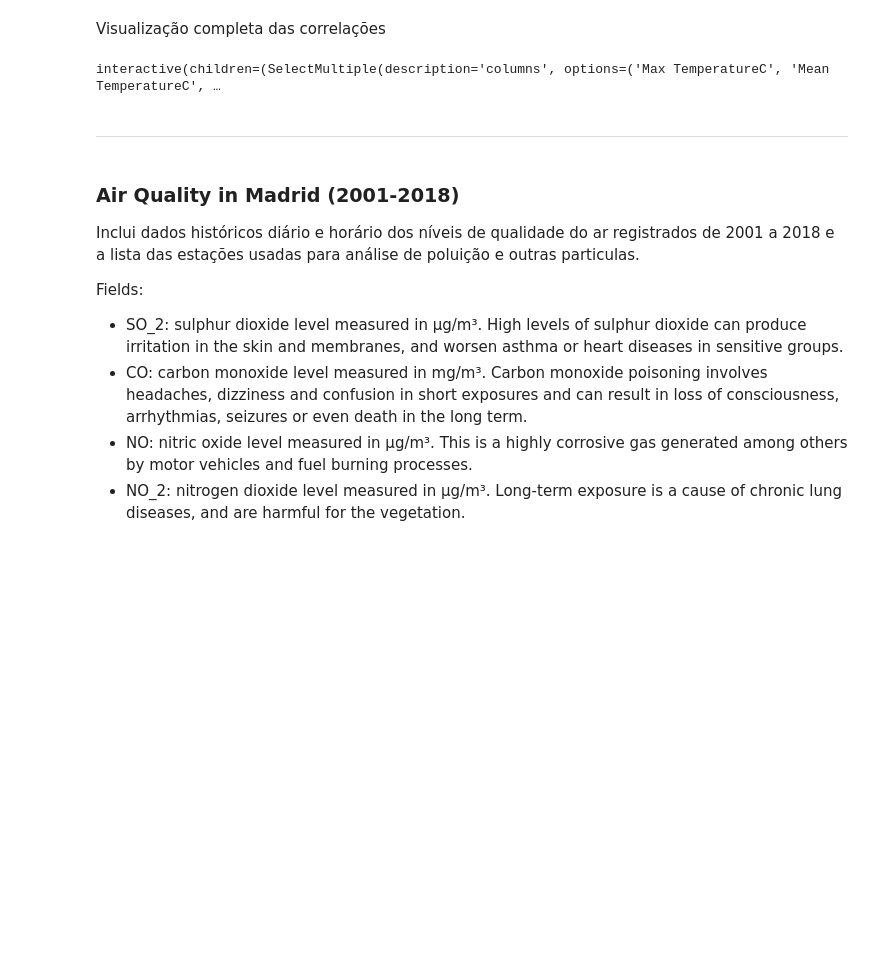
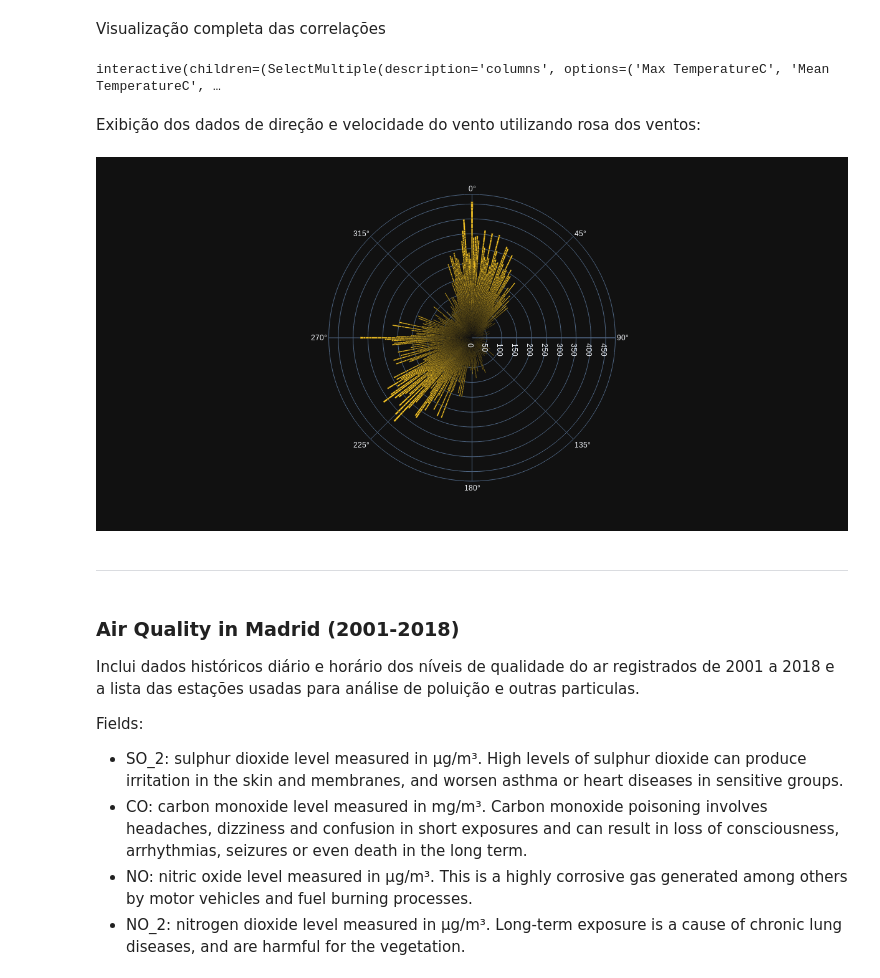
Before and after one commit to patricksferraz/aqw-madrid-data-analysis, a Jupyter notebook: analytics.ipynb, the cells around one changed output. Cells and saved outputs as stored; diff of their text form; code cells hidden in the pictures; blank space fills up the shorter version.

Commit message:
feat(analysis): adds wind rose

```diff
--- a/analytics.ipynb
+++ b/analytics.ipynb
@@ -318,6 +318,18 @@ def localplot(columns):
     fig.show()
 # %% [output]
 interactive(children=(SelectMultiple(description='columns', options=('Max TemperatureC', 'Mean TemperatureC', …
+# %% [markdown]
+Exibição dos dados de direção e velocidade do vento utilizando rosa dos ventos:
+# %%
+fig = px.bar_polar(
+    weather,
+    r=' Mean Wind SpeedKm/h',
+    theta="WindDirDegrees",
+    template="plotly_dark",
+    color_discrete_sequence=px.colors.sequential.Plasma[-2::-1])
+fig.show()
+# %% [output]
+[figure, added]
 # %% [markdown]
 ---
 # %% [markdown]
```
